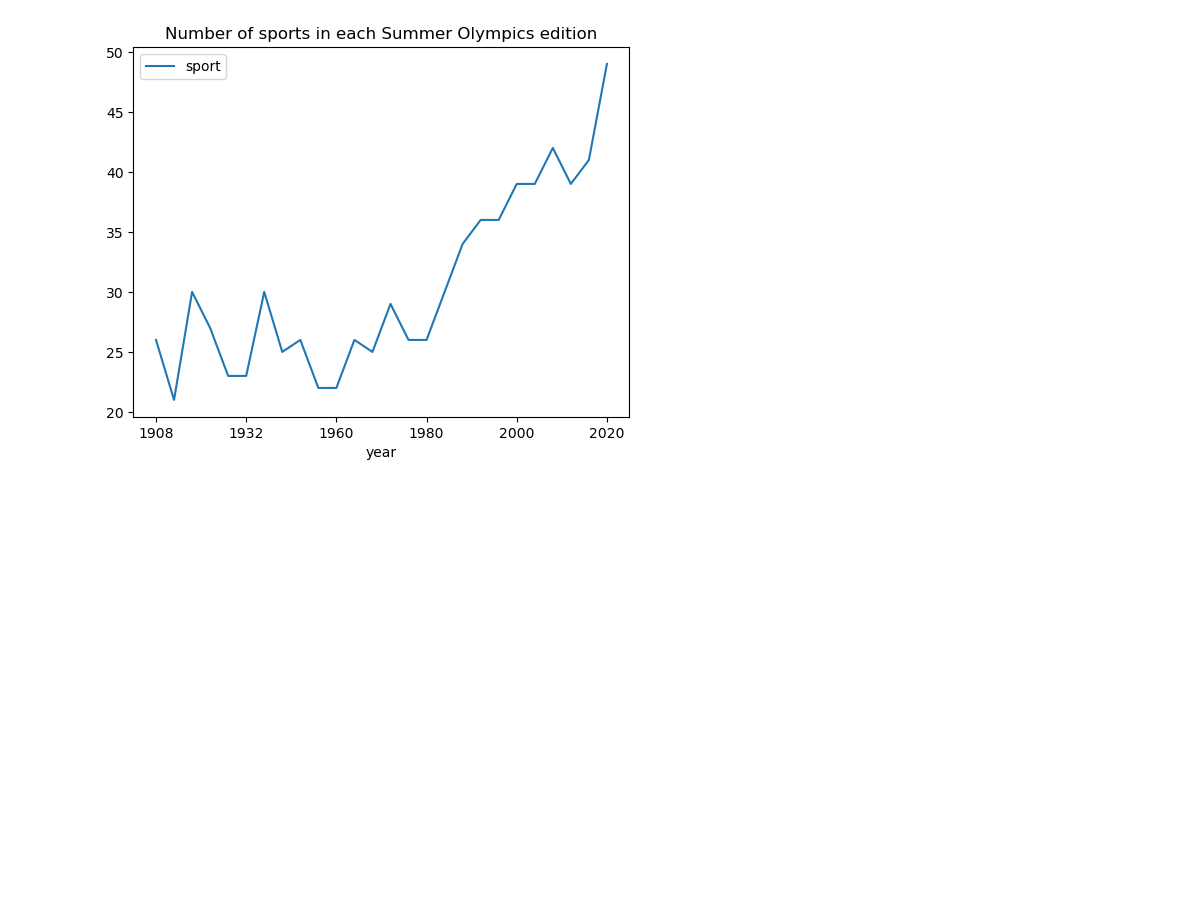
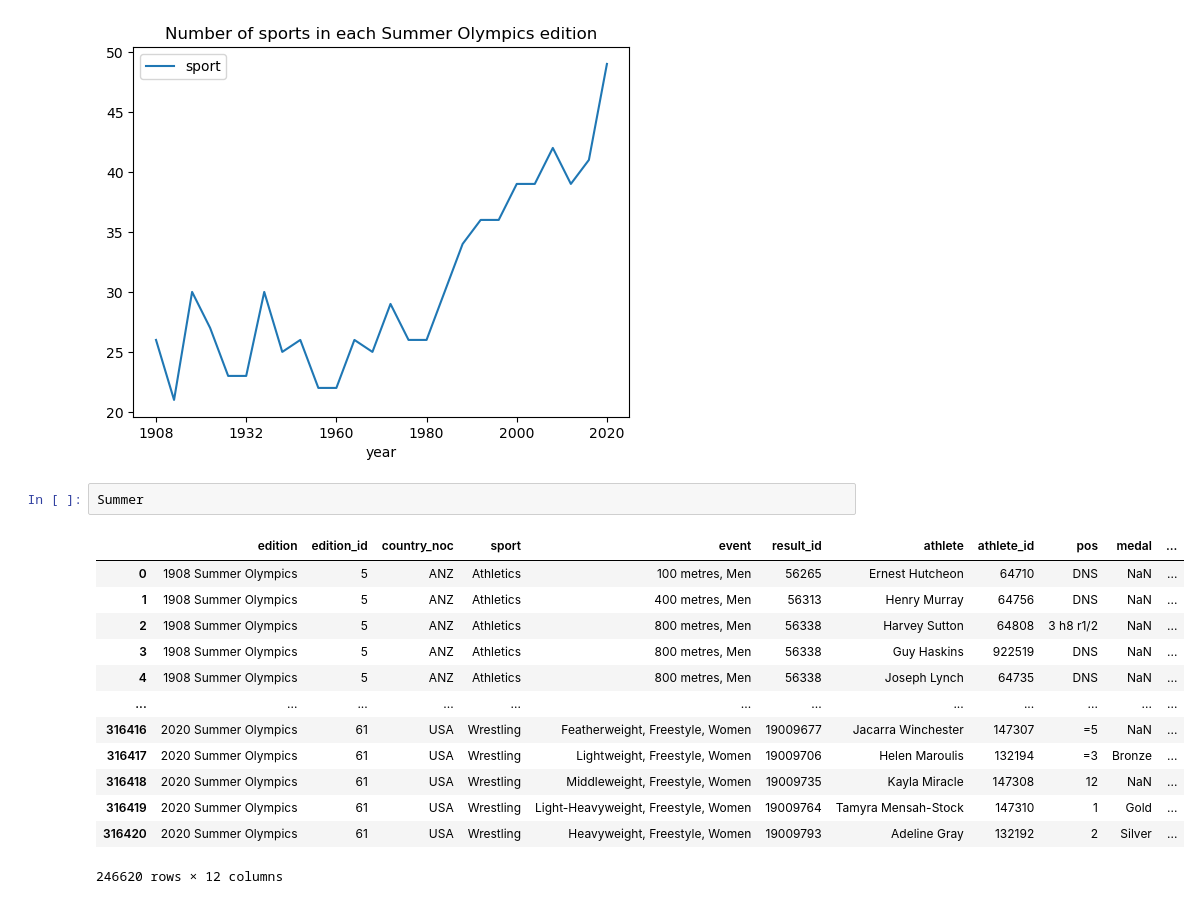
Before and after one commit to tristanpadiou/Group-Project-1, a Jupyter notebook: Tristan-Athlete-Participation.ipynb, the cells around one changed output. Cells and saved outputs as stored; diff of their text form; blank space fills up the shorter version.

```diff
--- a/Tristan-Athlete-Participation.ipynb
+++ b/Tristan-Athlete-Participation.ipynb
@@ -148,3 +161,19 @@ summersports.plot(title='Number of sports in each Summer Olympics edition')
 # %% [output]
 <Axes: title={'center': 'Number of sports in each Summer Olympics edition'}, xlabel='year'>
 [figure]
+# %%
+Summer
+# %% [output]
+|  | edition | edition_id | country_noc | sport | event | result_id | athlete | athlete_id | pos | medal | ... |
+| 0 | 1908 Summer Olympics | 5 | ANZ | Athletics | 100 metres, Men | 56265 | Ernest Hutcheon | 64710 | DNS | NaN | ... |
+| 1 | 1908 Summer Olympics | 5 | ANZ | Athletics | 400 metres, Men | 56313 | Henry Murray | 64756 | DNS | NaN | ... |
+| 2 | 1908 Summer Olympics | 5 | ANZ | Athletics | 800 metres, Men | 56338 | Harvey Sutton | 64808 | 3 h8 r1/2 | NaN | ... |
+| 3 | 1908 Summer Olympics | 5 | ANZ | Athletics | 800 metres, Men | 56338 | Guy Haskins | 922519 | DNS | NaN | ... |
+| 4 | 1908 Summer Olympics | 5 | ANZ | Athletics | 800 metres, Men | 56338 | Joseph Lynch | 64735 | DNS | NaN | ... |
+| ... | ... | ... | ... | ... | ... | ... | ... | ... | ... | ... | ... |
+| 316416 | 2020 Summer Olympics | 61 | USA | Wrestling | Featherweight, Freestyle, Women | 19009677 | Jacarra Winchester | 147307 | =5 | NaN | ... |
+| 316417 | 2020 Summer Olympics | 61 | USA | Wrestling | Lightweight, Freestyle, Women | 19009706 | Helen Maroulis | 132194 | =3 | Bronze | ... |
+| 316418 | 2020 Summer Olympics | 61 | USA | Wrestling | Middleweight, Freestyle, Women | 19009735 | Kayla Miracle | 147308 | 12 | NaN | ... |
+| 316419 | 2020 Summer Olympics | 61 | USA | Wrestling | Light-Heavyweight, Freestyle, Women | 19009764 | Tamyra Mensah-Stock | 147310 | 1 | Gold | ... |
+| 316420 | 2020 Summer Olympics | 61 | USA | Wrestling | Heavyweight, Freestyle, Women | 19009793 | Adeline Gray | 132192 | 2 | Silver | ... |
+246620 rows × 12 columns
```
Also changed, not shown: parts of 3 cells of this notebook.
